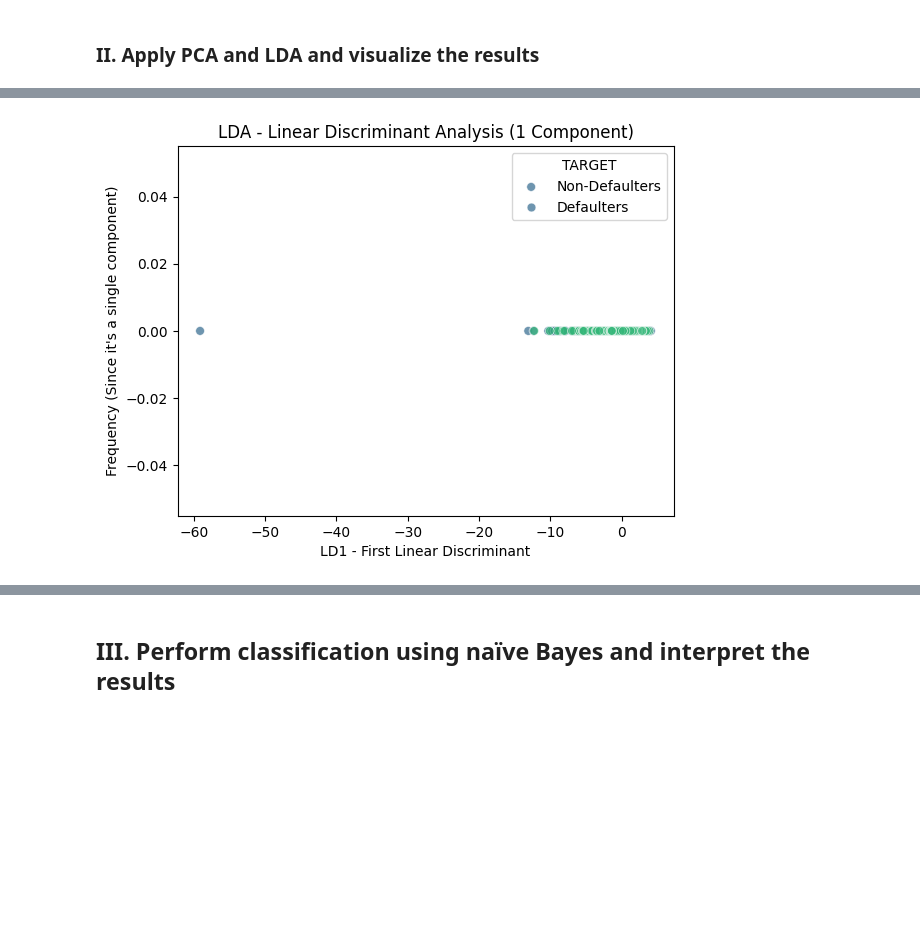
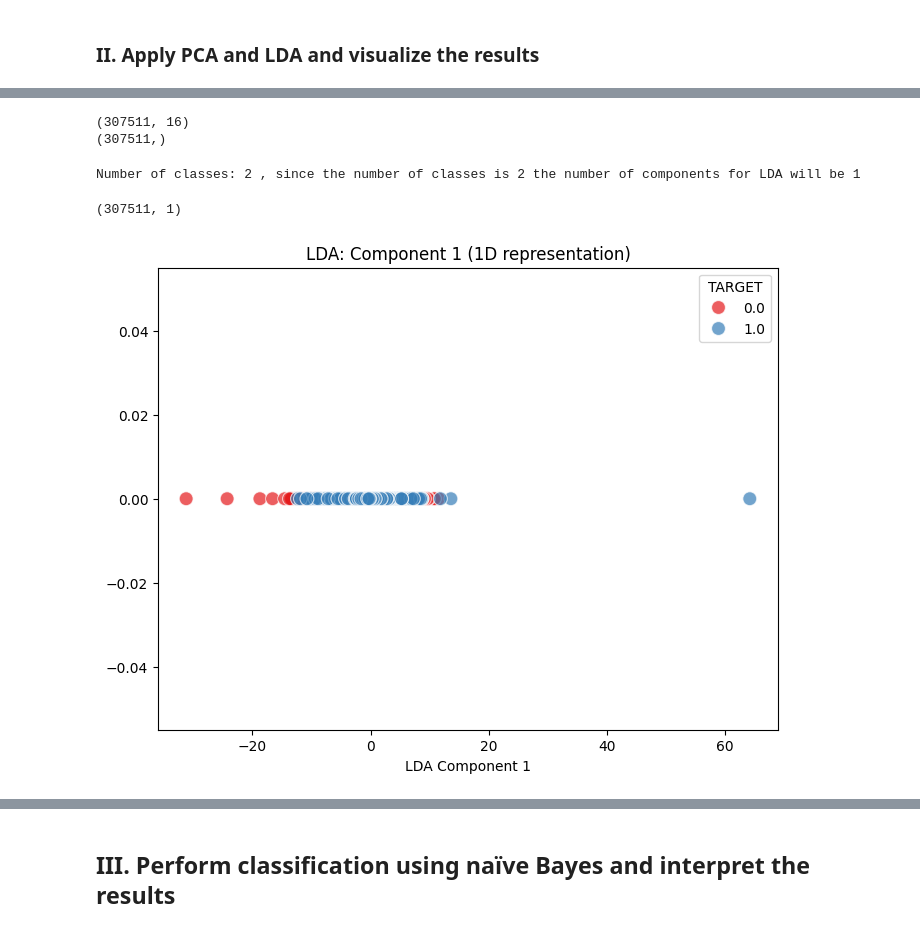
Before and after one commit to jharana-adhikari-AI/Credit_Card_Fraud_Detection, a Jupyter notebook: Assignment_Neural_Networks_and_Deep_Learning.ipynb, the cells around one changed output, grey strips where cells are left out. Cells and saved outputs as stored; diff of their text form; code cells hidden in the pictures; blank space fills up the shorter version.

```diff
--- a/Assignment_Neural_Networks_and_Deep_Learning.ipynb
+++ b/Assignment_Neural_Networks_and_Deep_Learning.ipynb
@@ -827,21 +988,38 @@ array([[-0.7367768 , -0.36324167],
+# %%
+
+print(X_scaled.shape)
+print(y_train_balanced.shape)
+# %% [output]
+(307511, 16)
+(307511,)
+# %%
+# Check the number of unique classes in the target variable
+n_classes = len(np.unique(y_train_balanced))
+print(f"Number of classes: {n_classes} , since the number of classes is 2 the number of components for LDA will be 1")
+# %% [output]
+Number of classes: 2 , since the number of classes is 2 the number of components for LDA will be 1
 # %%
 
-# Apply LDA with 1 component
+# Initialize LDA with the appropriate number of components
 lda = LinearDiscriminantAnalysis(n_components=1)
+
+# Apply LDA
 X_lda = lda.fit_transform(X_scaled, y_train_balanced)
+
+# Check the shape of the transformed data
+X_lda.shape
+# %% [output]
+(307511, 1)
-# %%
-
-
-# Create the scatter plot for the 1D projection of the LDA
-sns.scatterplot(x=X_lda[:, 0], y=[0]*len(X_lda), hue=y_train_balanced, palette="viridis", s=40, alpha=0.7)
-
-# Customize the plot
-plt.title("LDA - Linear Discriminant Analysis (1 Component)", fontsize=12)
-plt.xlabel("LD1 - First Linear Discriminant", fontsize=10)
-plt.ylabel("Frequency (Since it's a single component)", fontsize=10)
-plt.legend(title='TARGET', loc='upper right', labels=["Non-Defaulters", "Defaulters"])
-
-# Show the plot
-plt.show()
-# %% [output]
-[figure, removed]
+# %%
+
+# Scatter plot of the LDA component (1 component)
+plt.figure(figsize=(8, 6))
+sns.scatterplot(x=X_lda[:, 0], y=[0]*len(X_lda), hue=y_train_balanced, palette='Set1', alpha=0.7, s=100)
+
+# Labels and title
+plt.xlabel("LDA Component 1")
+plt.title("LDA: Component 1 (1D representation)")
+
+plt.show()
+# %% [output]
+[figure, added]
```
Also changed, not shown: parts of 100 cells of this notebook.
